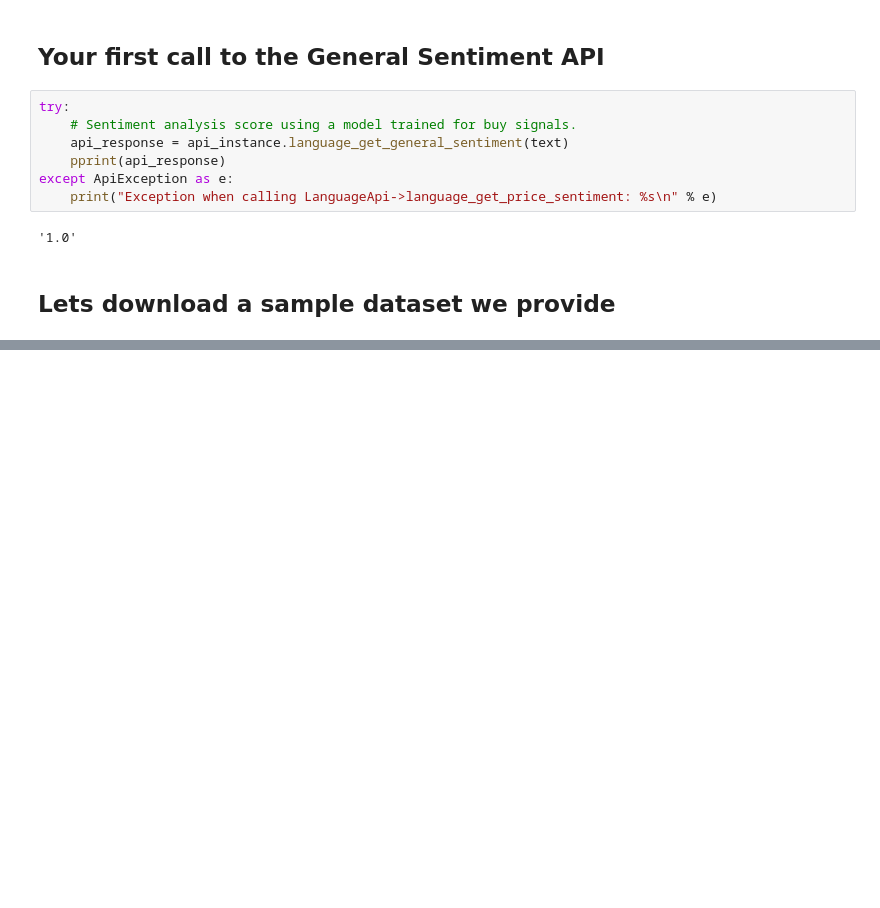
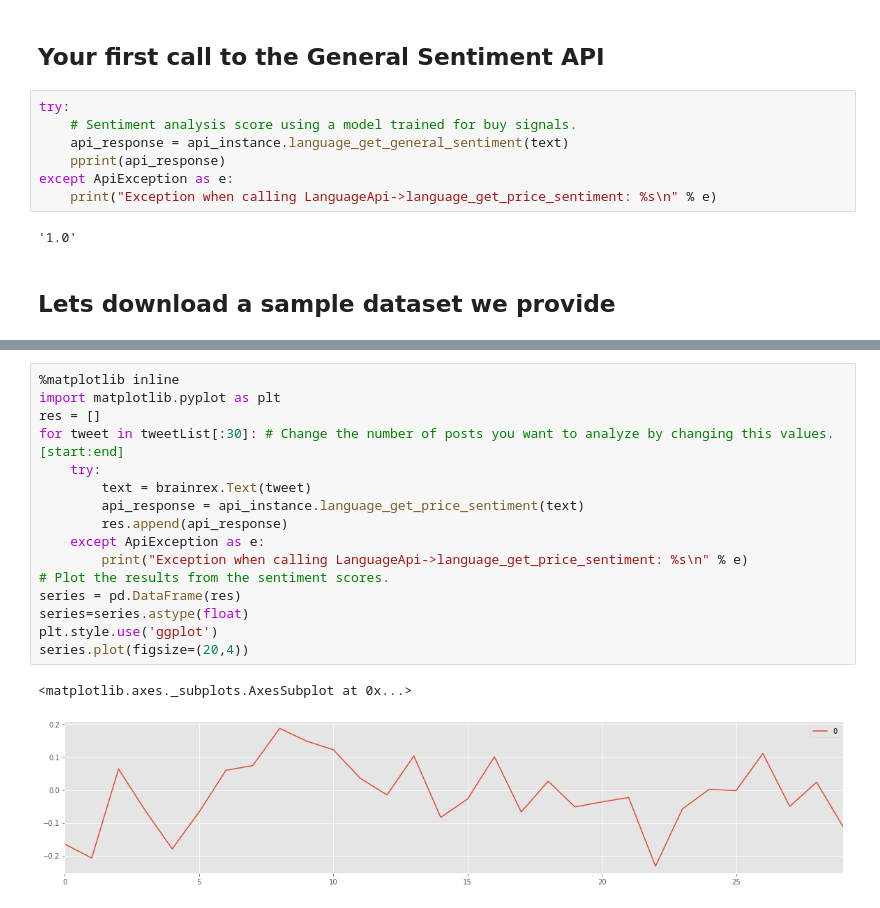
Before and after one commit to codabl/codabl-examples, a Jupyter notebook: sentiment-quickstart.ipynb, the cells around one changed output, grey strips where cells are left out. Cells and saved outputs as stored; diff of their text form; blank space fills up the shorter version.

Commit message:
added anomaly-quickstart.ipynb , added simple graph for sentiment-quickstart.ipynb

```diff
--- a/sentiment-quickstart.ipynb
+++ b/sentiment-quickstart.ipynb
@@ -112,0 +95,19 @@ Sentence 21 investor score of -0.09217311381363502, general sentiment score 0.0
+# %%
+%matplotlib inline
+import matplotlib.pyplot as plt
+res = []
+for tweet in tweetList[:30]: # Change the number of posts you want to analyze by changing this values. [start:end]
+    try:
+        text = brainrex.Text(tweet)
+        api_response = api_instance.language_get_price_sentiment(text)
+        res.append(api_response)
+    except ApiException as e:
+        print("Exception when calling LanguageApi->language_get_price_sentiment: %s\n" % e)
+# Plot the results from the sentiment scores.
+series = pd.DataFrame(res)
+series=series.astype(float)
+plt.style.use('ggplot')
+series.plot(figsize=(20,4))
+# %% [output]
+<matplotlib.axes._subplots.AxesSubplot at 0x...>
+[figure, added]
```
Also changed, not shown: parts of 3 cells of this notebook, 1 other file.
